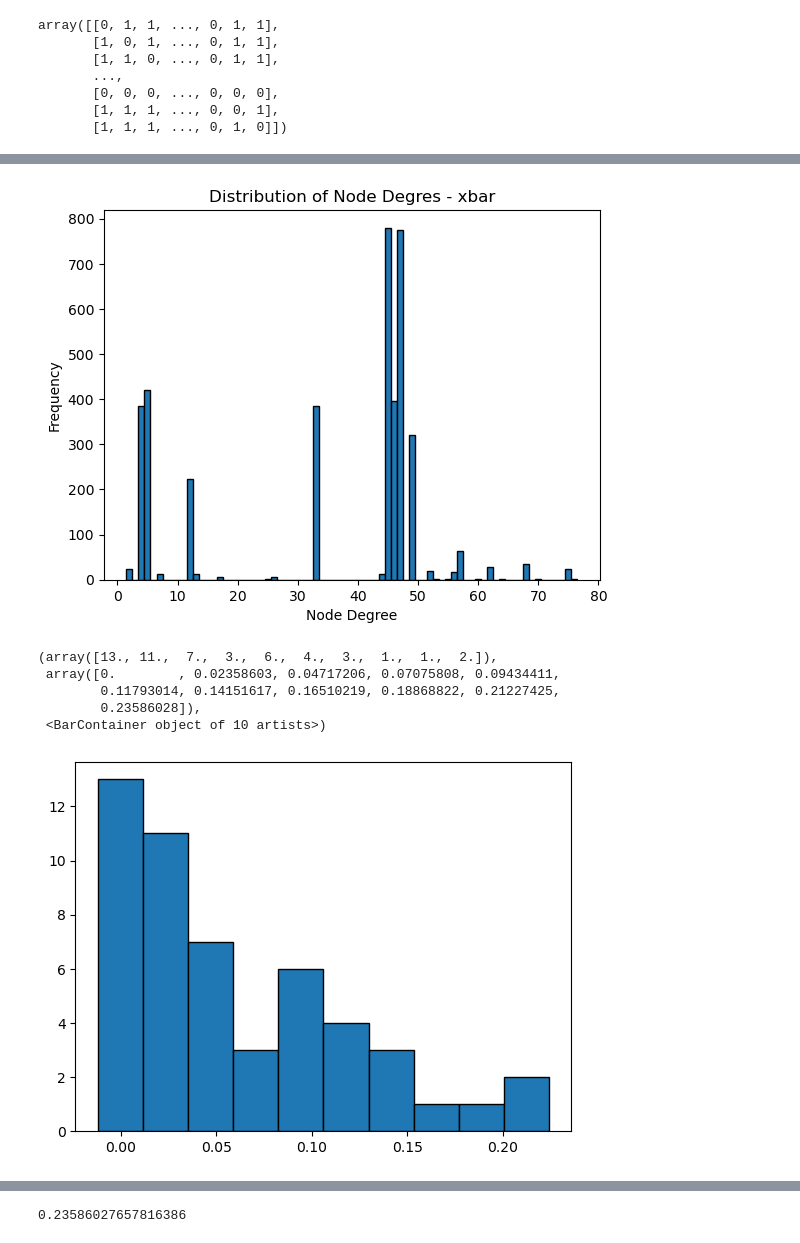
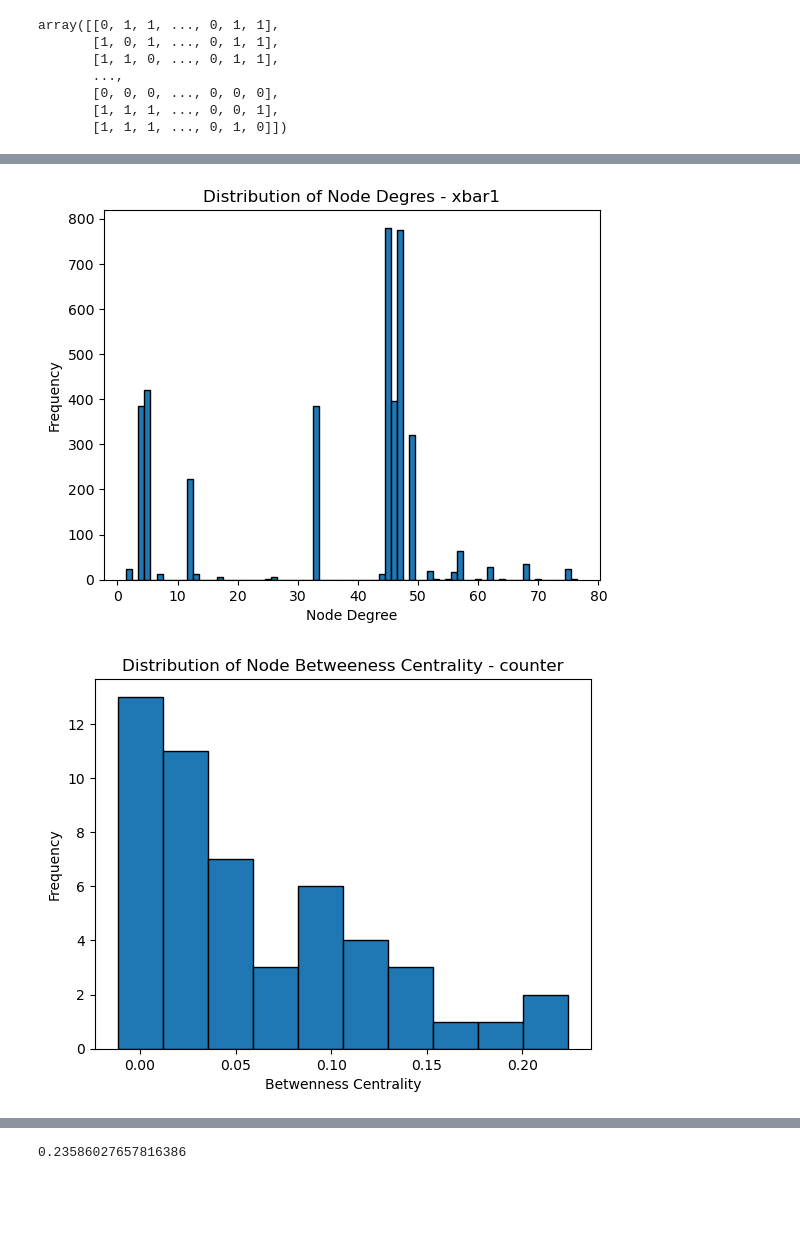
Before and after one commit to waltercywong/DSC180A_Quarter1Project, a Jupyter notebook: assignment2/src/exploration_raw.ipynb, the cells around one changed output, grey strips where cells are left out. Cells and saved outputs as stored; diff of their text form; code cells hidden in the pictures; blank space fills up the shorter version.

Commit message:
Add plots + update overall README

```diff
--- a/assignment2/src/exploration_raw.ipynb
+++ b/assignment2/src/exploration_raw.ipynb
@@ -438,25 +459,22 @@ xbar_g = nx.from_numpy_array(xbar_am)
 # %%
-import matplotlib.pyplot as plt
-
 def plot_degree_distribution(graph):
     degree_sequence = [d for n, d in graph.degree()]
 
     plt.hist(degree_sequence, bins=range(min(degree_sequence), max(degree_sequence) + 2), align='left', edgecolor='black')
-    plt.title('Distribution of Node Degres - xbar')
+    plt.title('Distribution of Node Degres - xbar1')
     plt.xlabel('Node Degree')
     plt.ylabel('Frequency')
     plt.show()
 
 plot_degree_distribution(xbar_g)
 # %% [output]
-[figure, old version]
+[figure, new version]
 # %%
 counter_centrality = (list(nx.betweenness_centrality(g_bipart).values()))
 plt.hist(counter_centrality, bins=10, align='left', edgecolor='black')
+plt.title('Distribution of Node Betweeness Centrality - counter')
+plt.xlabel('Betwenness Centrality')
+plt.ylabel('Frequency')
+plt.show()
 # %% [output]
-(array([13., 11.,  7.,  3.,  6.,  4.,  3.,  1.,  1.,  2.]),
- array([0.        , 0.02358603, 0.04717206, 0.07075808, 0.09434411,
-        0.11793014, 0.14151617, 0.16510219, 0.18868822, 0.21227425,
-        0.23586028]),
- <BarContainer object of 10 artists>)
-[figure, old version]
+[figure, new version]
```
Also changed, not shown: parts of 26 cells of this notebook, 15 other files.
